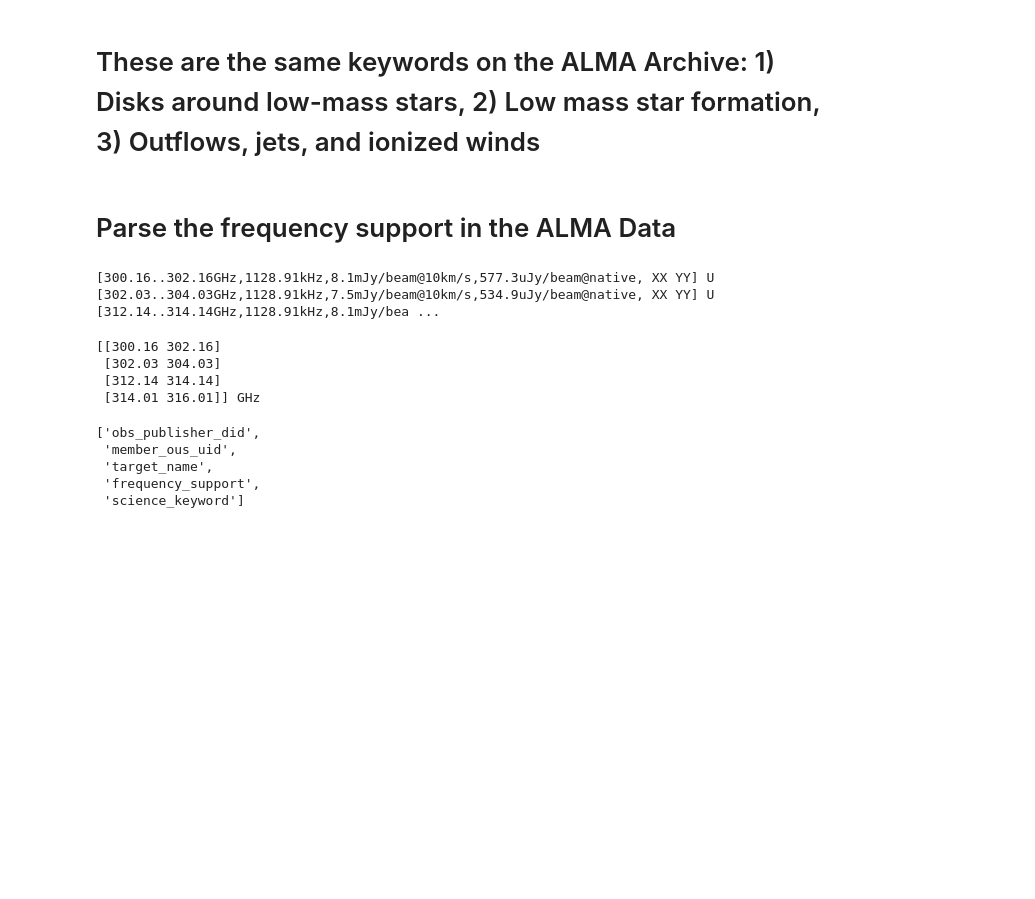
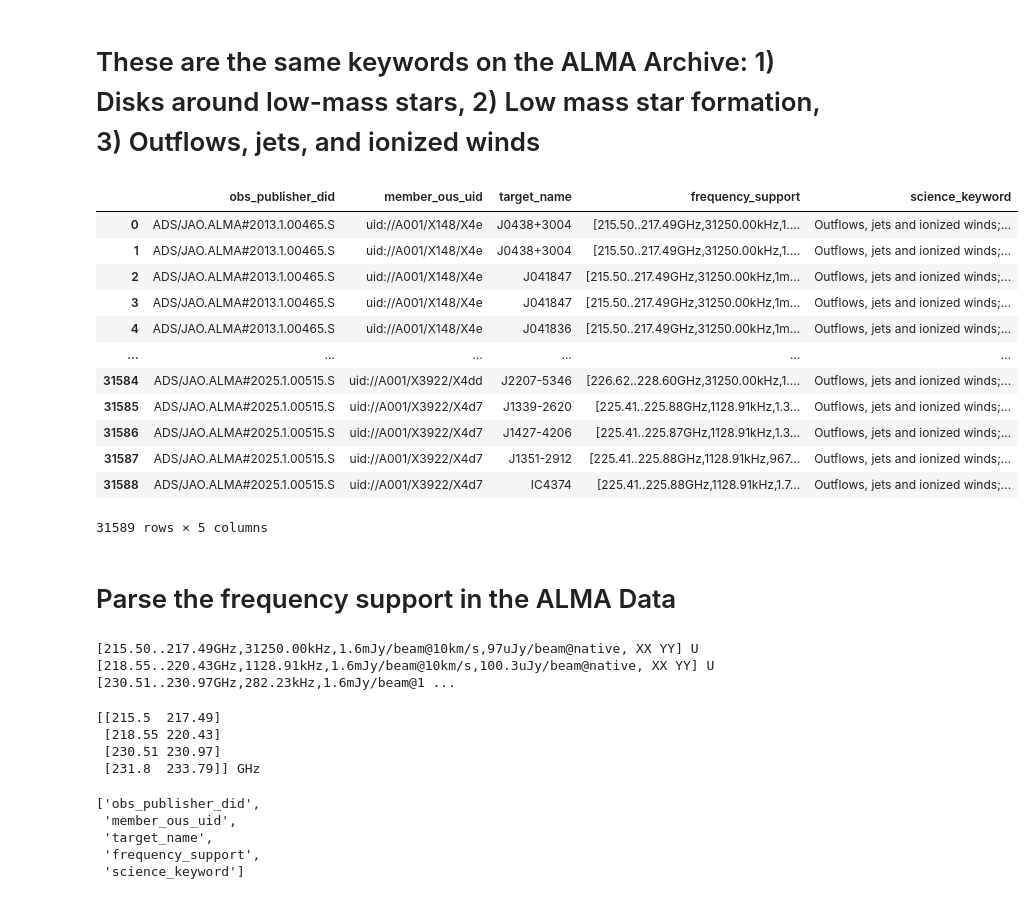
Before and after one commit to kaurs14/Machine-Learning-Project, a Jupyter notebook: Astromorph_project/Testing_ALMA_TAP.ipynb, the cells around one changed output. Saved outputs shown, nothing was run; the diff lists cells and outputs as text; code cells hidden in the pictures; blank space fills up the shorter version.

```diff
--- a/Astromorph_project/Testing_ALMA_TAP.ipynb
+++ b/Astromorph_project/Testing_ALMA_TAP.ipynb
@@ -17,8 +27,10 @@ import matplotlib.pyplot as plt
 # %% [markdown]
 # These are the same keywords on the ALMA Archive: 1) Disks around low-mass stars, 2) Low mass star formation, 3) Outflows, jets, and ionized winds
 # %%
+
 # Give me all columns from the database. We are searching rowns with ALMA metadata
 alma = Alma()
+alma.archive_url = 'https://almascience.eso.org'
 #query = """
 #SELECT *
 #FROM ivoa.obscore
@@ -44,6 +56,22 @@ AND (
 # %%
 #This results have all the data products
 results = alma.query_tap(query)
+# %%
+pd.DataFrame(results)
+# %% [output]
+|  | obs_publisher_did | member_ous_uid | target_name | frequency_support | science_keyword |
+| 0 | ADS/JAO.ALMA#2013.1.00465.S | uid://A001/X148/X4e | J0438+3004 | [215.50..217.49GHz,31250.00kHz,1.... | Outflows, jets and ionized winds;... |
+| 1 | ADS/JAO.ALMA#2013.1.00465.S | uid://A001/X148/X4e | J0438+3004 | [215.50..217.49GHz,31250.00kHz,1.... | Outflows, jets and ionized winds;... |
+| 2 | ADS/JAO.ALMA#2013.1.00465.S | uid://A001/X148/X4e | J041847 | [215.50..217.49GHz,31250.00kHz,1m... | Outflows, jets and ionized winds;... |
+| 3 | ADS/JAO.ALMA#2013.1.00465.S | uid://A001/X148/X4e | J041847 | [215.50..217.49GHz,31250.00kHz,1m... | Outflows, jets and ionized winds;... |
+| 4 | ADS/JAO.ALMA#2013.1.00465.S | uid://A001/X148/X4e | J041836 | [215.50..217.49GHz,31250.00kHz,1m... | Outflows, jets and ionized winds;... |
+| ... | ... | ... | ... | ... | ... |
+| 31584 | ADS/JAO.ALMA#2025.1.00515.S | uid://A001/X3922/X4dd | J2207-5346 | [226.62..228.60GHz,31250.00kHz,1.... | Outflows, jets and ionized winds;... |
+| 31585 | ADS/JAO.ALMA#2025.1.00515.S | uid://A001/X3922/X4d7 | J1339-2620 | [225.41..225.88GHz,1128.91kHz,1.3... | Outflows, jets and ionized winds;... |
+| 31586 | ADS/JAO.ALMA#2025.1.00515.S | uid://A001/X3922/X4d7 | J1427-4206 | [225.41..225.87GHz,1128.91kHz,1.3... | Outflows, jets and ionized winds;... |
+| 31587 | ADS/JAO.ALMA#2025.1.00515.S | uid://A001/X3922/X4d7 | J1351-2912 | [225.41..225.88GHz,1128.91kHz,967... | Outflows, jets and ionized winds;... |
+| 31588 | ADS/JAO.ALMA#2025.1.00515.S | uid://A001/X3922/X4d7 | IC4374 | [225.41..225.88GHz,1128.91kHz,1.7... | Outflows, jets and ionized winds;... |
+31589 rows × 5 columns
 # %%
 
 #print(results)
@@ -54,16 +82,16 @@ results = alma.query_tap(query)
 frequency_support_str = results['frequency_support'][0]
 print(frequency_support_str)
 # %% [output]
-[300.16..302.16GHz,1128.91kHz,8.1mJy/beam@10km/s,577.3uJy/beam@native, XX YY] U [302.03..304.03GHz,1128.91kHz,7.5mJy/beam@10km/s,534.9uJy/beam@native, XX YY] U [312.14..314.14GHz,1128.91kHz,8.1mJy/bea ...
+[215.50..217.49GHz,31250.00kHz,1.6mJy/beam@10km/s,97uJy/beam@native, XX YY] U [218.55..220.43GHz,1128.91kHz,1.6mJy/beam@10km/s,100.3uJy/beam@native, XX YY] U [230.51..230.97GHz,282.23kHz,1.6mJy/beam@1 ...
 # %%
 #Parse the frequncy support
 freq_ranges = parse_frequency_support(frequency_support_str)
 print(freq_ranges)
 # %% [output]
-[[300.16 302.16]
- [302.03 304.03]
- [312.14 314.14]
- [314.01 316.01]] GHz
+[[215.5  217.49]
+ [218.55 220.43]
+ [230.51 230.97]
+ [231.8  233.79]] GHz
 # %%
 # Set up frequency range and in results find the range
 
```
Also changed, not shown: parts of 35 cells of this notebook.
